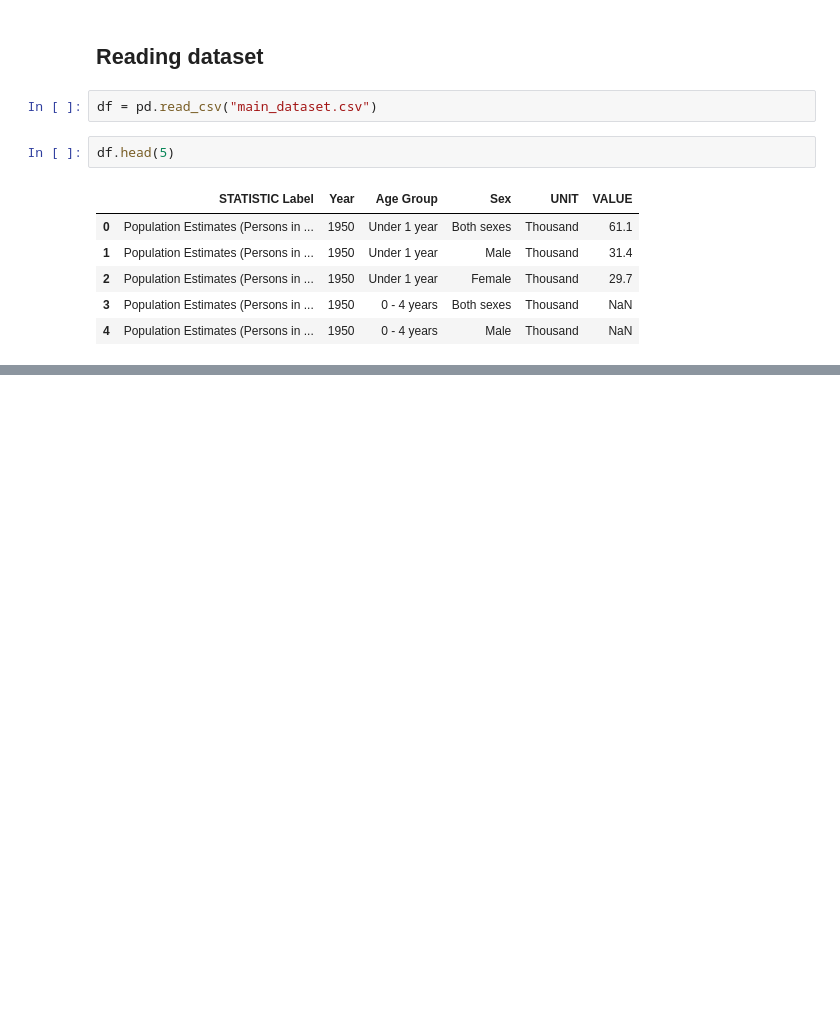
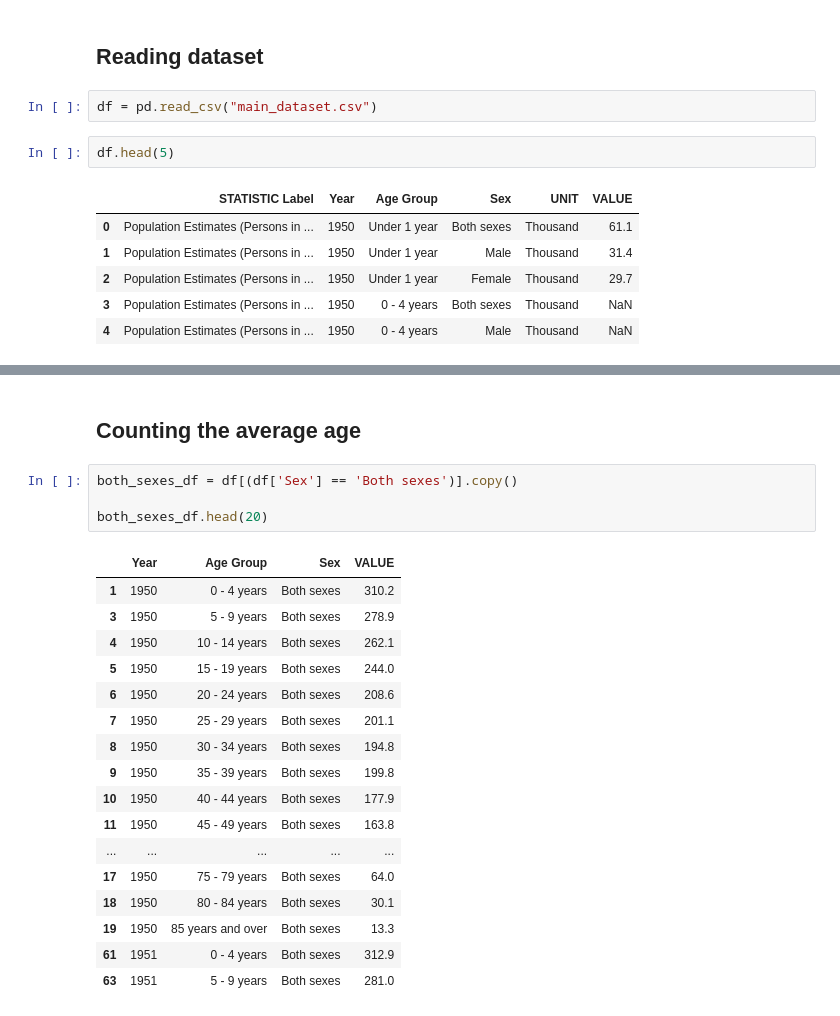
Before and after one commit to IlliaFadieiev/CA1, a Jupyter notebook: CA_main.ipynb, the cells around one changed output, grey strips where cells are left out. Cells and saved outputs as stored; diff of their text form; blank space fills up the shorter version.

```diff
--- a/CA_main.ipynb
+++ b/CA_main.ipynb
@@ -101,0 +190,24 @@ plt.show()
+# %% [markdown]
+## Counting the average age
+# %%
+both_sexes_df = df[(df['Sex'] == 'Both sexes')].copy()
+
+both_sexes_df.head(20)
+# %% [output]
+|  | Year | Age Group | Sex | VALUE |
+| 1 | 1950 | 0 - 4 years | Both sexes | 310.2 |
+| 3 | 1950 | 5 - 9 years | Both sexes | 278.9 |
+| 4 | 1950 | 10 - 14 years | Both sexes | 262.1 |
+| 5 | 1950 | 15 - 19 years | Both sexes | 244.0 |
+| 6 | 1950 | 20 - 24 years | Both sexes | 208.6 |
+| 7 | 1950 | 25 - 29 years | Both sexes | 201.1 |
+| 8 | 1950 | 30 - 34 years | Both sexes | 194.8 |
+| 9 | 1950 | 35 - 39 years | Both sexes | 199.8 |
+| 10 | 1950 | 40 - 44 years | Both sexes | 177.9 |
+| 11 | 1950 | 45 - 49 years | Both sexes | 163.8 |
+| ... | ... | ... | ... | ... |
+| 17 | 1950 | 75 - 79 years | Both sexes | 64.0 |
+| 18 | 1950 | 80 - 84 years | Both sexes | 30.1 |
+| 19 | 1950 | 85 years and over | Both sexes | 13.3 |
+| 61 | 1951 | 0 - 4 years | Both sexes | 312.9 |
+| 63 | 1951 | 5 - 9 years | Both sexes | 281.0 |
```
Also changed, not shown: parts of 21 cells of this notebook.
